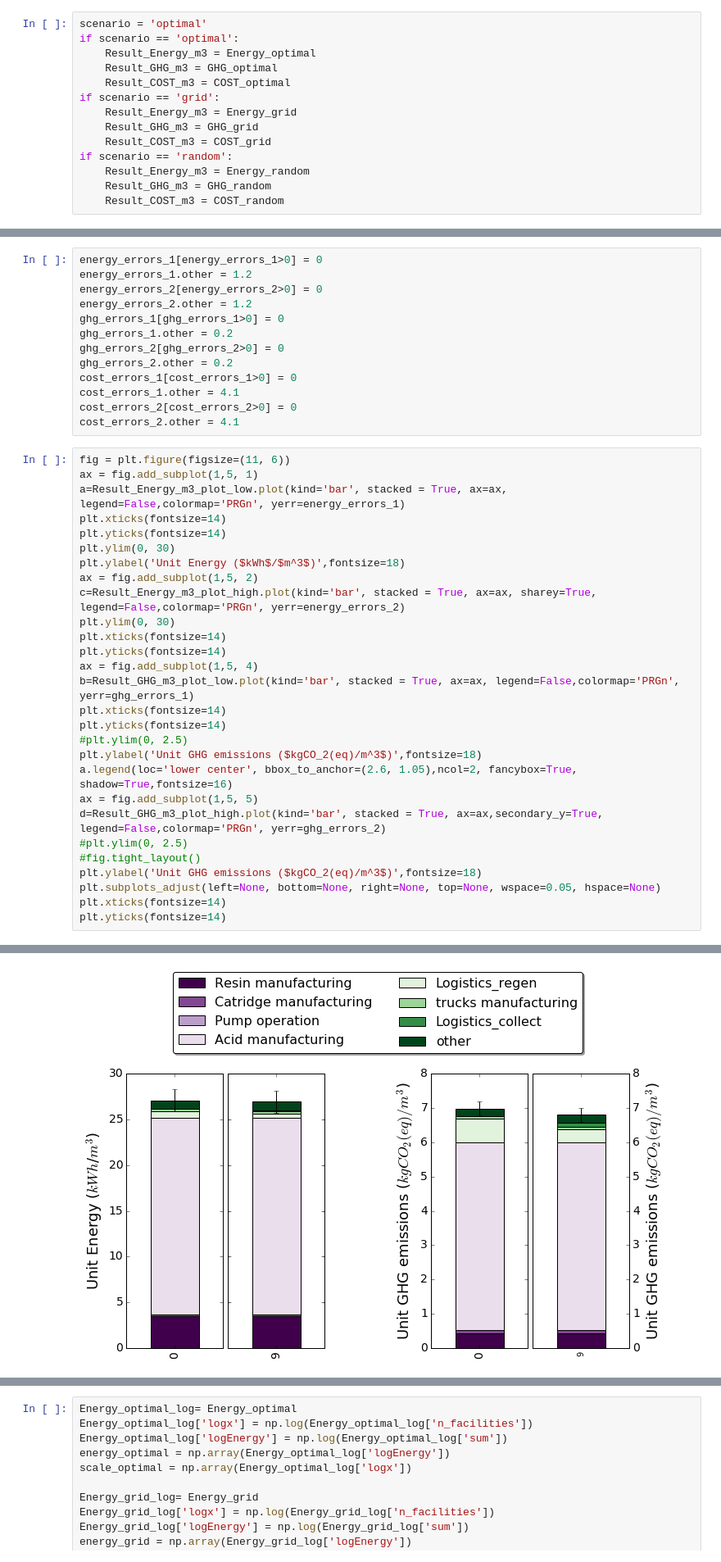
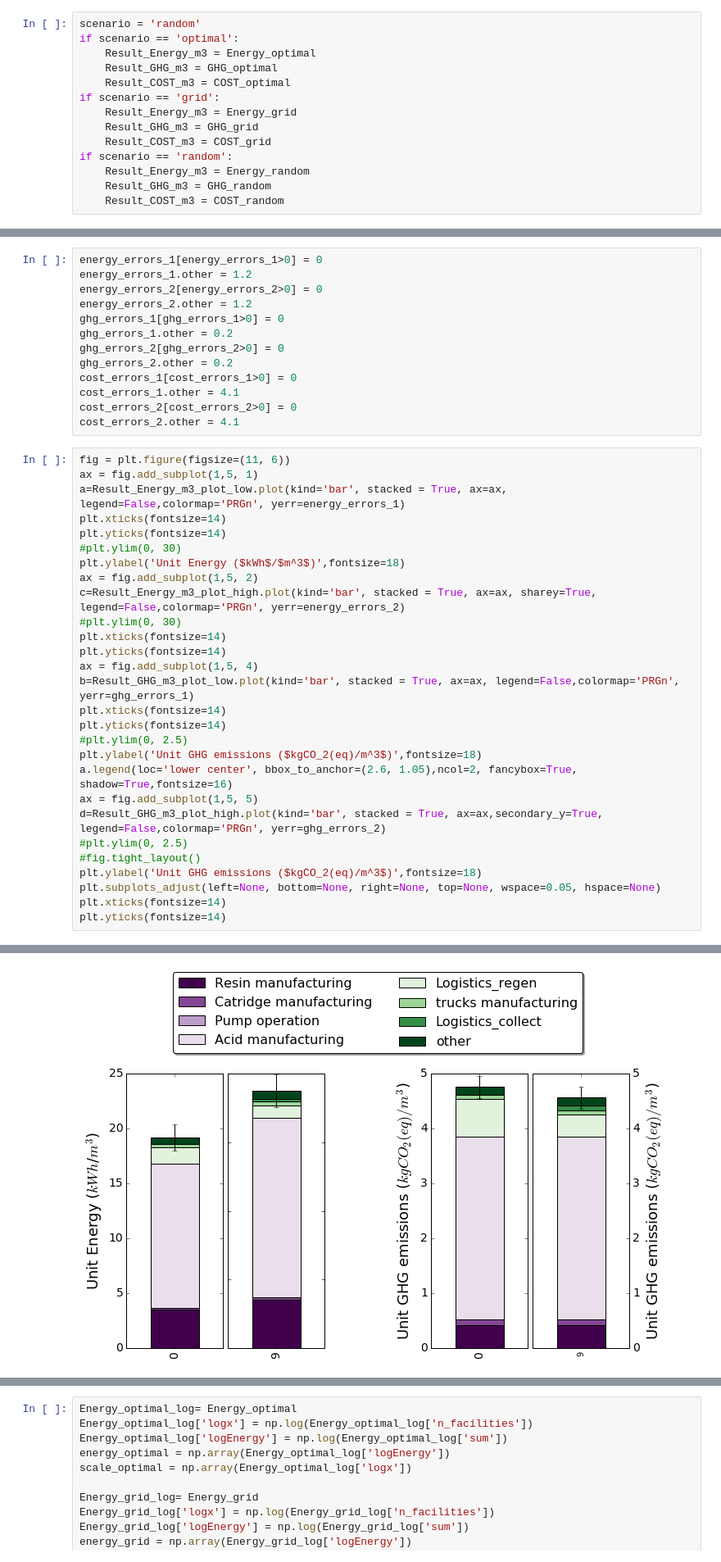
Before and after one commit to okavvada/Urine-Project, a Jupyter notebook: Plot_LCA_model.ipynb, the cells around one changed output, grey strips where cells are left out. Shown: that part at 82% size. Cells and saved outputs as stored; diff of their text form.

```diff
--- a/Plot_LCA_model.ipynb
+++ b/Plot_LCA_model.ipynb
@@ -23,5 +53,5 @@ COST_random = pd.read_csv('results/COST_m3_random.csv')
 # %%
-scenario = 'optimal'
+scenario = 'random'
 if scenario == 'optimal':
     Result_Energy_m3 = Energy_optimal
     Result_GHG_m3 = GHG_optimal
@@ -122,11 +152,11 @@ ax = fig.add_subplot(1,5, 1)
 a=Result_Energy_m3_plot_low.plot(kind='bar', stacked = True, ax=ax, legend=False,colormap='PRGn', yerr=energy_errors_1)
 plt.xticks(fontsize=14)
 plt.yticks(fontsize=14)
-plt.ylim(0, 30)
+#plt.ylim(0, 30)
 plt.ylabel('Unit Energy ($kWh$/$m^3$)',fontsize=18)
 ax = fig.add_subplot(1,5, 2)
 c=Result_Energy_m3_plot_high.plot(kind='bar', stacked = True, ax=ax, sharey=True, legend=False,colormap='PRGn', yerr=energy_errors_2)
-plt.ylim(0, 30)
+#plt.ylim(0, 30)
 plt.xticks(fontsize=14)
 plt.yticks(fontsize=14)
 ax = fig.add_subplot(1,5, 4)
@@ -150,4 +179,4 @@ plt.yticks(fontsize=14)
-[figure, old version]
+[figure, new version]
 # %%
 fig = plt.figure(figsize=(8, 6))
 ax = fig.add_subplot(1,3, 1)
```
Also changed, not shown: parts of 12 cells of this notebook, 6 other files.
